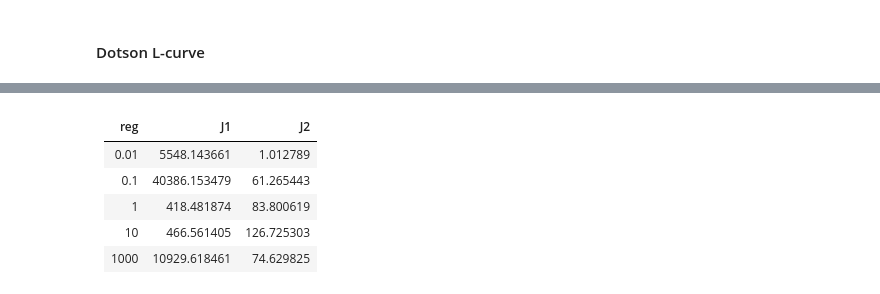
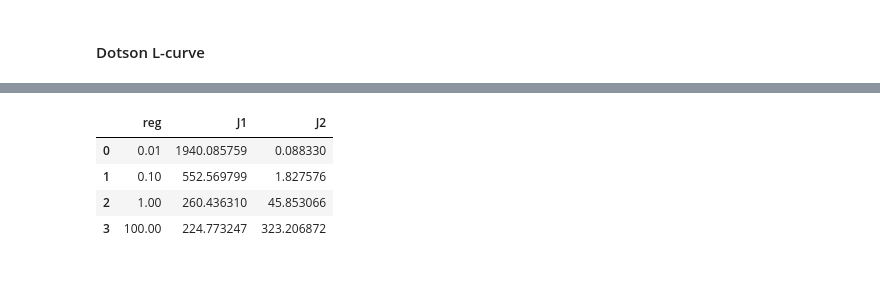
Before and after one commit to racheetmatai/icepack-inverse, a Jupyter notebook: L-curve.ipynb, the cells around one changed output, grey strips where cells are left out. Drawn from its saved outputs; the diff is of its cells as text; code cells hidden in the pictures.

```diff
--- a/L-curve.ipynb
+++ b/L-curve.ipynb
@@ -115,8 +147,0 @@ l_curve = create_L_curve(None, variable, outline='geojson/dotson-crosson.geojson
-# %% [markdown]
-| reg   | J1             | J2          |
-|-------|----------------|-------------|
-| 0.01  | 5548.143661    | 1.012789    |
-| 0.1   | 40386.153479   | 61.265443   |
-| 1     | 418.481874     | 83.800619   |
-| 10    | 466.561405     | 126.725303  |
-| 1000  | 10929.618461   | 74.629825   |
@@ -135,3 +148,18 @@ l_curve = pd.DataFrame({
+# %%
+data = {
+    'reg': [0.01, 0.1, 1, 100],
+    'J1': [1940.0857585219212, 552.5697993920149, 260.4363104810728, 224.77324734206692],
+    'J2': [0.08833021365283901, 1.8275757046578123, 45.85306601609634, 323.2068724742969]
+}
+
+l_curve = pd.DataFrame(data)
+l_curve
+# %% [output]
+|  | reg | J1 | J2 |
+| 0 | 0.01 | 1940.085759 | 0.088330 |
+| 1 | 0.10 | 552.569799 | 1.827576 |
+| 2 | 1.00 | 260.436310 | 45.853066 |
+| 3 | 100.00 | 224.773247 | 323.206872 |
 # %%
 plot_lcurve(l_curve, loglog=False)
 # %% [output]
```
Also changed, not shown: parts of 11 cells of this notebook, 2 other files.
